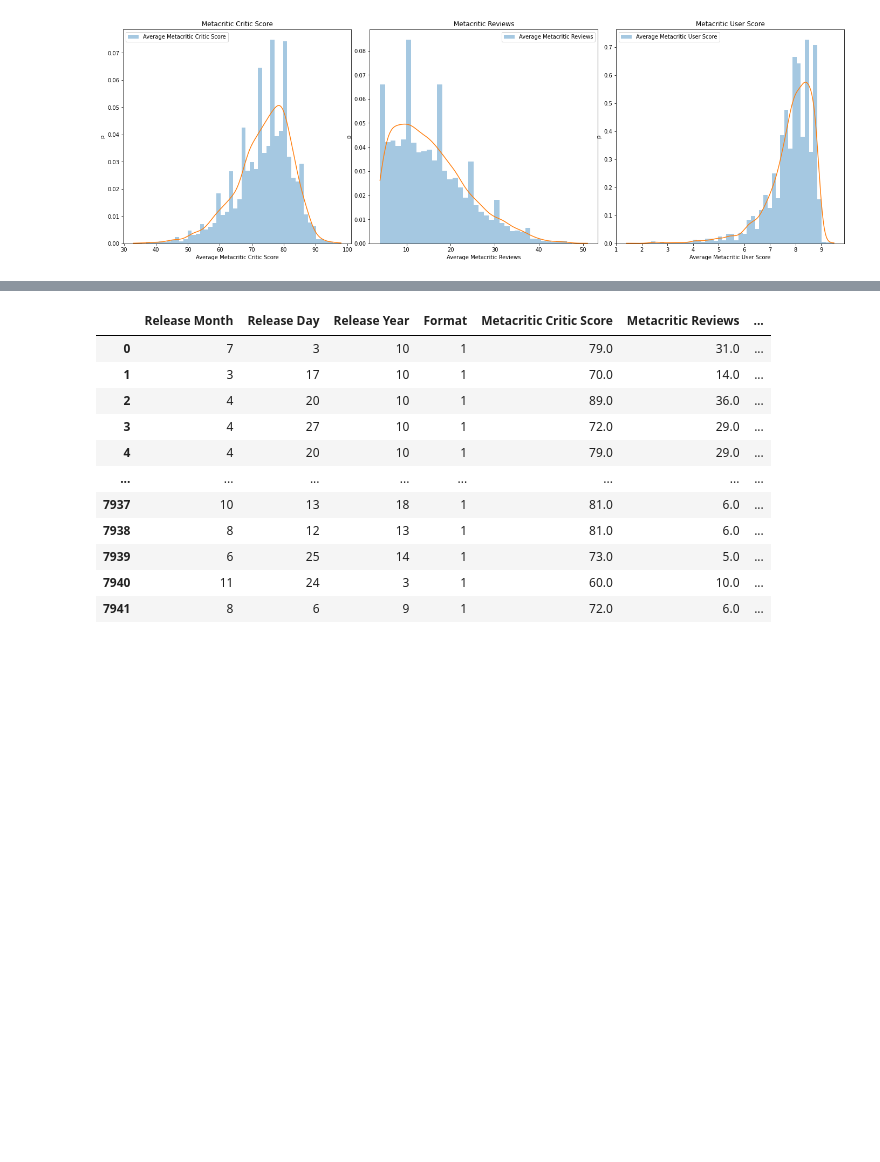
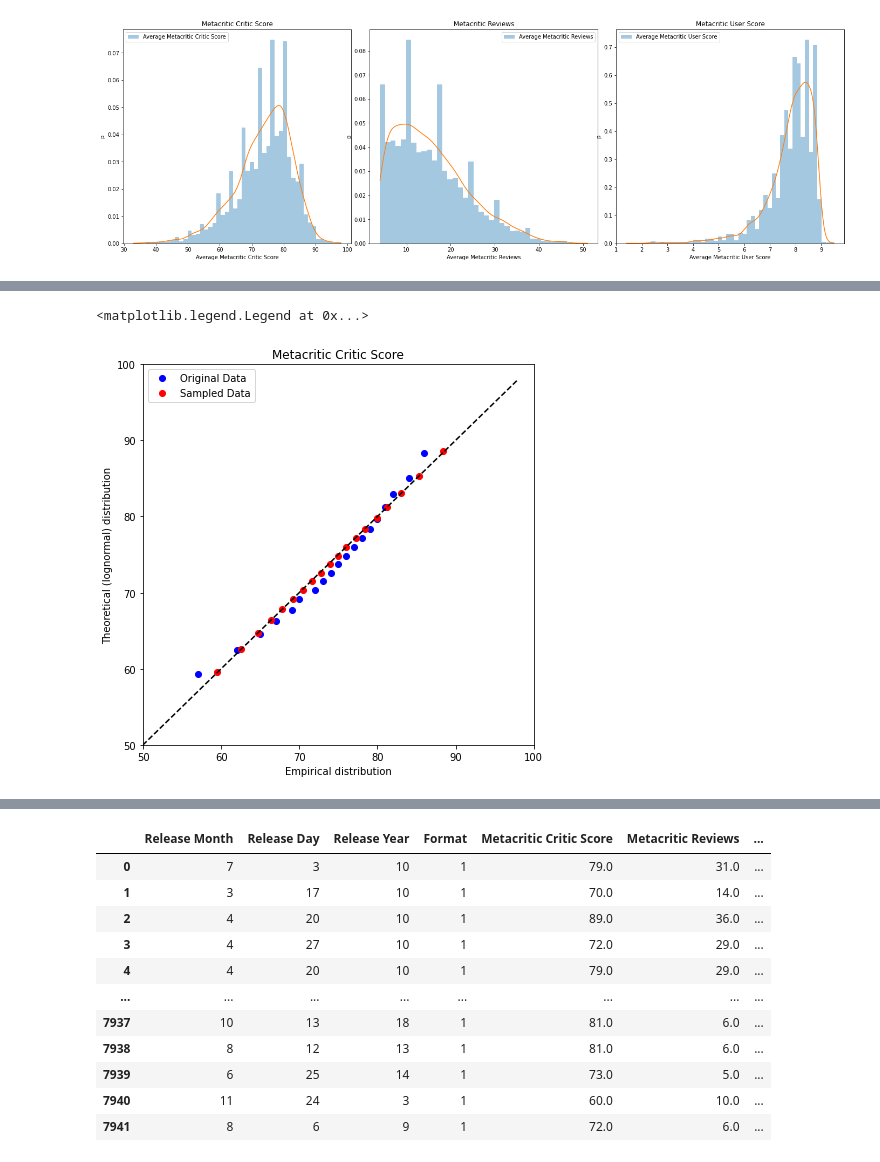
Before and after one commit to alievilya/Data-analysis-course-project, a Jupyter notebook: Lab3.ipynb, the cells around one changed output, grey strips where cells are left out. Drawn from its saved outputs; the diff is of its cells as text; code cells hidden in the pictures; blank space fills up the shorter version.

```diff
--- a/Lab3.ipynb
+++ b/Lab3.ipynb
@@ -251,0 +251,34 @@ plot_ITsamples(source_df['Metacritic User Score'], samples_data, title='Inverse
+# %%
+# Analyse of quality of IT Samling: for Metacritic Critic Score
+
+from math import sqrt
+
+x1 = np.linspace(np.min(source_df['Metacritic Critic Score']), np.max(source_df['Metacritic Critic Score']))
+params1 = scipy.stats.lognorm.fit(source_df['Metacritic Critic Score'])
+pdf1 = scipy.stats.lognorm.pdf(x1, *params1)
+
+percs = np.linspace(0, 100, 21)
+qn_first1 = np.percentile(source_df['Metacritic Critic Score'], percs)
+qn_lognorm1 = scipy.stats.lognorm.ppf(percs / 100.0, *params1)
+
+x2 = np.linspace(np.min(samples_data1), np.max(samples_data1))
+params2 = scipy.stats.lognorm.fit(samples_data1)
+pdf2 = scipy.stats.lognorm.pdf(x2, *params1)
+
+qn_first2 = np.percentile(samples_data1, percs)
+qn_lognorm2 = scipy.stats.lognorm.ppf(percs / 100.0, *params2)
+
+# Building a quantile biplot
+plt.figure(figsize=(7, 7))
+plt.plot(qn_first1, qn_lognorm1, 'b', ls="", marker="o", markersize=6)
+plt.plot(qn_first2, qn_lognorm2, 'r', ls="", marker="o", markersize=6)
+plt.plot(x1, x1, color="k", ls="--")
+plt.xlim(50, 100)
+plt.ylim(50, 100)
+plt.xlabel(f'Empirical distribution')
+plt.ylabel('Theoretical (lognormal) distribution')
+plt.title('Metacritic Critic Score')
+plt.legend(['Original Data', 'Sampled Data'], fontsize=10)
+# %% [output]
+<matplotlib.legend.Legend at 0x...>
+[figure, added]
```
Also changed, not shown: parts of 40 cells of this notebook.
